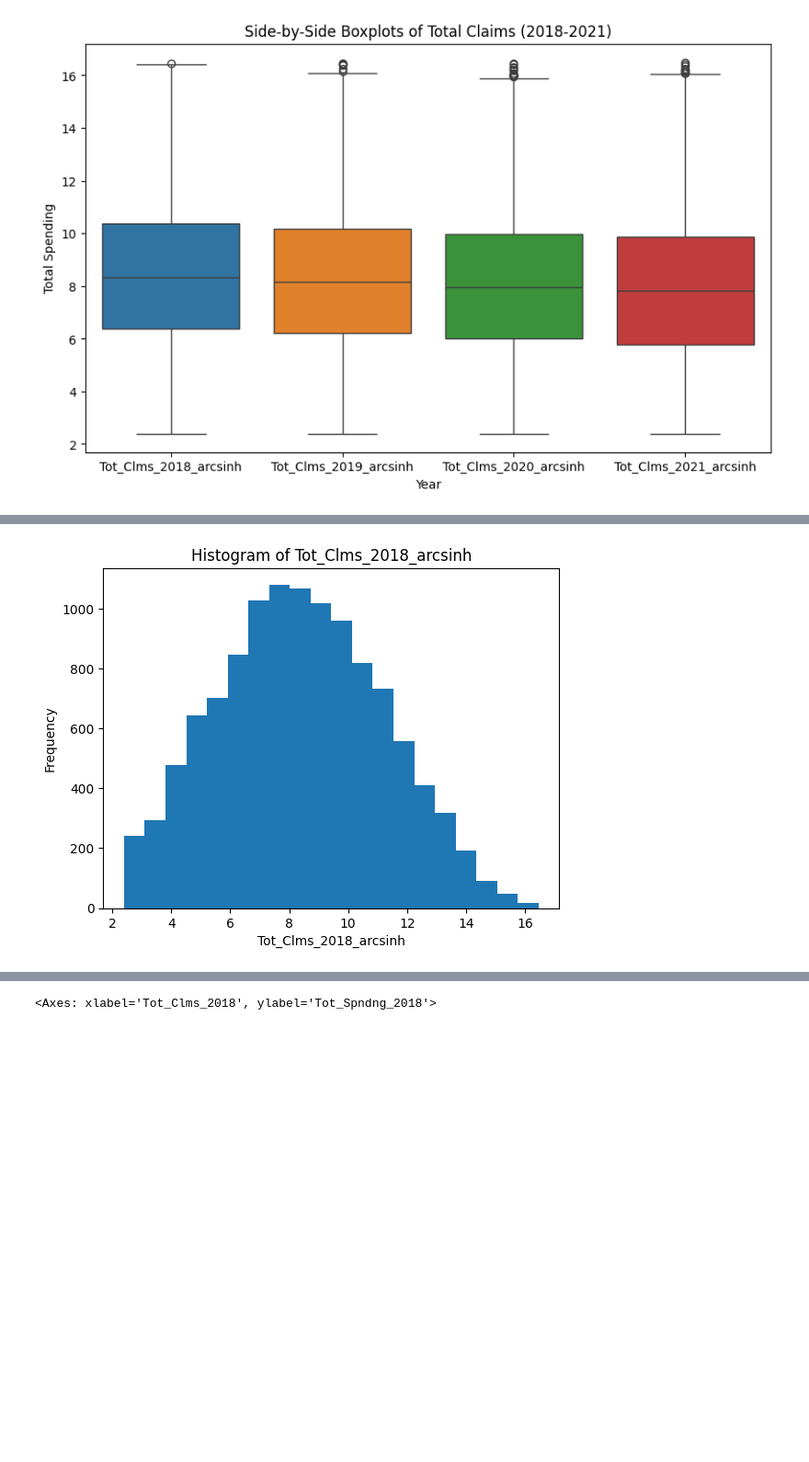
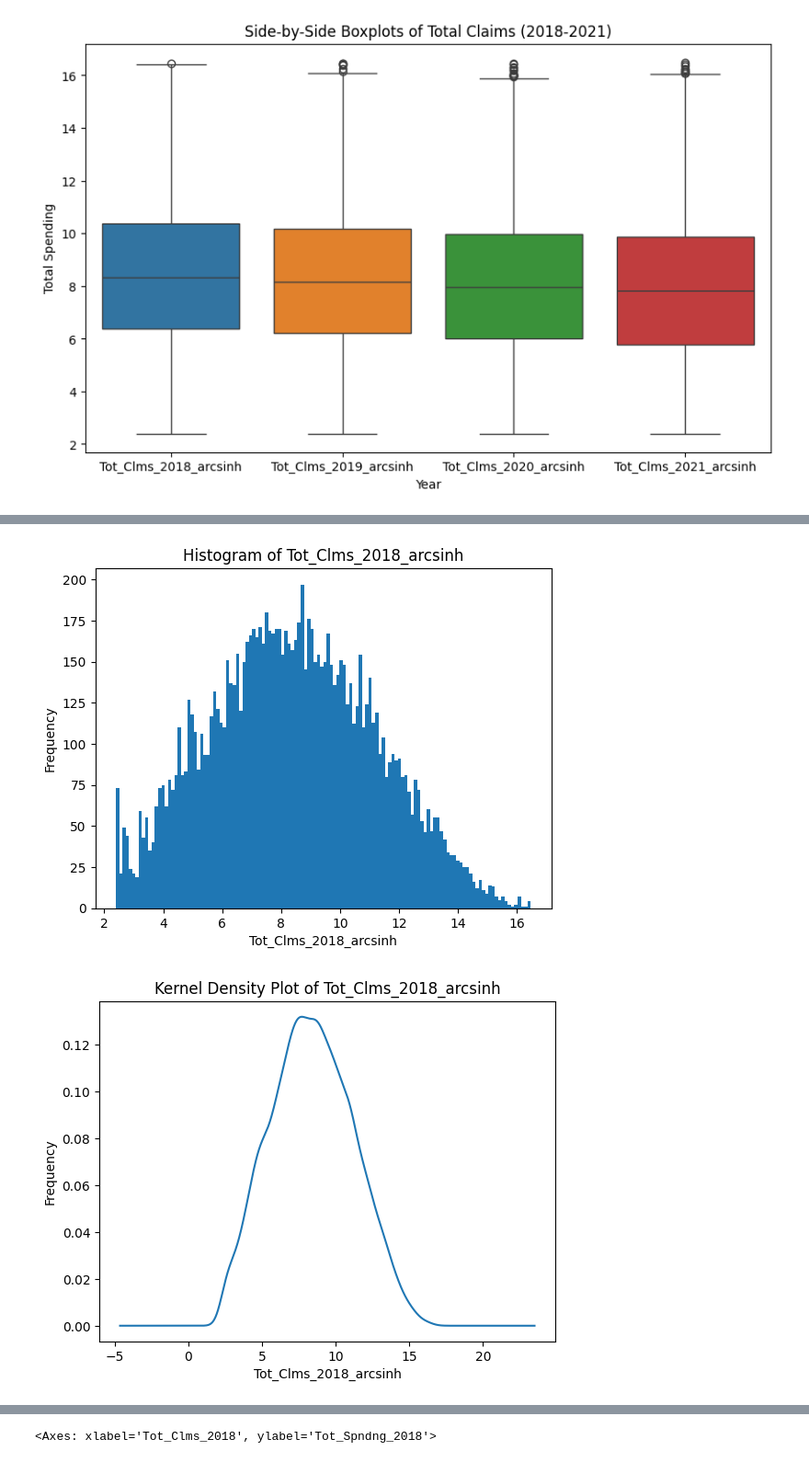
Before and after one commit to natalieassaad/visualization, a Jupyter notebook: assignment/assignment.ipynb, the cells around one changed output, grey strips where cells are left out. Shown at 92% size. Saved outputs shown, nothing was run; the diff lists cells and outputs as text; code cells hidden in the pictures; blank space fills up the shorter version.

```diff
--- a/assignment/assignment.ipynb
+++ b/assignment/assignment.ipynb
@@ -519,9 +555,18 @@ plt.show()
 # %%
 # rescale using the inverse hyperbolic sine
-med.loc[med['Tot_Clms_2018_arcsinh']>0,'Tot_Clms_2018_arcsinh'].hist(bins=20,grid=False)
+med.loc[med['Tot_Clms_2018_arcsinh']>0,'Tot_Clms_2018_arcsinh'].hist(bins=n_bins, grid=False)
 plt.xlabel('Tot_Clms_2018_arcsinh')
 plt.ylabel('Frequency')
 plt.title('Histogram of Tot_Clms_2018_arcsinh')
 plt.show()
 # %% [output]
-[figure, old version]
+[figure, new version]
+# %%
+# kernel density plot version
+med['Tot_Clms_2018_arcsinh'].plot.density()
+plt.xlabel('Tot_Clms_2018_arcsinh')
+plt.ylabel('Frequency')
+plt.title('Kernel Density Plot of Tot_Clms_2018_arcsinh')
+plt.show()
+# %% [output]
+[figure, added]
```
Also changed, not shown: parts of 7 cells of this notebook.
